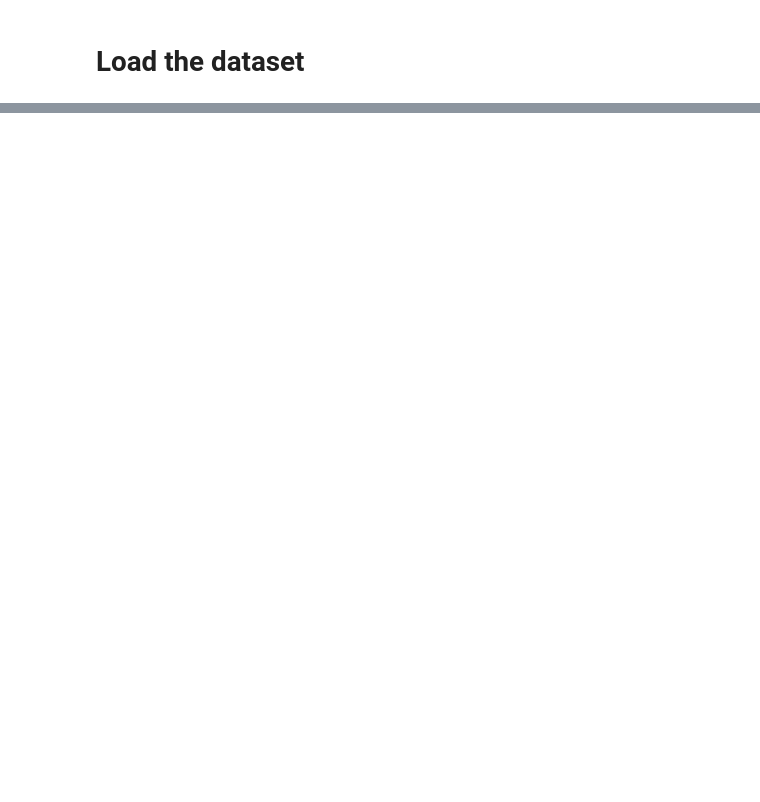
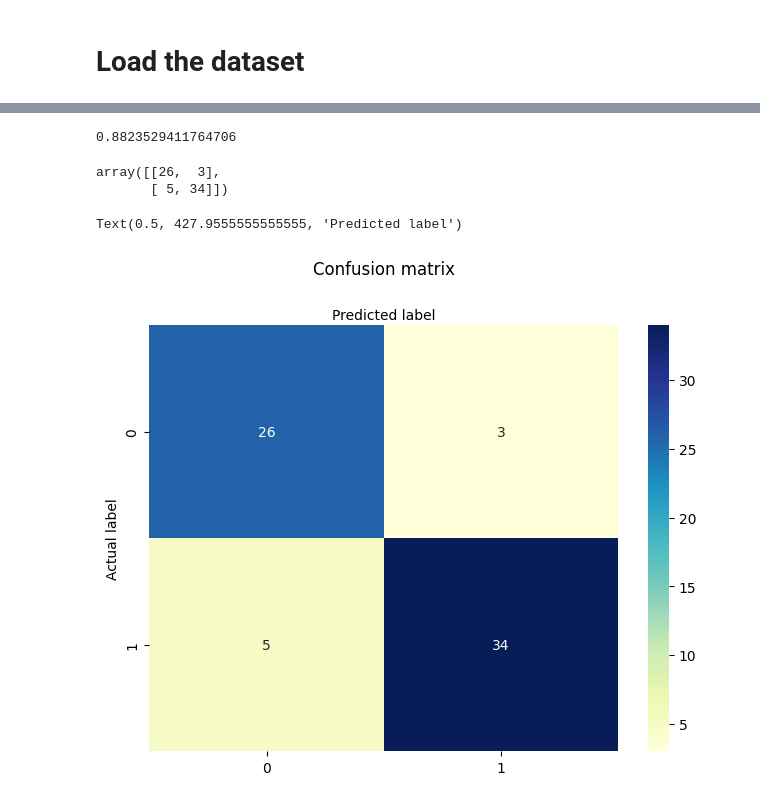
Before and after one commit to nguyentkfsc0086/heart-diesease-classification, a Jupyter notebook: Nguyen_script.ipynb, the cells around one changed output, grey strips where cells are left out. Cells and saved outputs as stored; diff of their text form; code cells hidden in the pictures; blank space fills up the shorter version.

Commit message:
logistic regression

```diff
--- a/Nguyen_script.ipynb
+++ b/Nguyen_script.ipynb
@@ -22,4 +36,3 @@ IsADirectoryError: [Errno 21] Is a directory: '/kaggle/input/heartdisease'
 # %%
-df = pd.read_csv(path)
 df.head()
 # %% [output]
@@ -69,0 +73,13 @@ WARNING:absl:WARNING: The JSON-LD `@context` is not standard. Refer to the offic
+# %%
+# split the features and the results from the big dataset
+y = df['Heart Disease']
+X = df.drop('Heart Disease', axis=1)
+# split into train and test set - 75% for training and 25% for testing
+X_train, X_test, y_train, y_test = train_test_split(X, y, test_size=0.25,)
+# %%
+# import the model
+logreg = LogisticRegression(random_state=16)
+# train the model with the data
+logreg.fit(X_train, y_train)
+# predit with the test dataset
+y_pred = logreg.predict(X_test)
@@ -69,0 +94,27 @@ WARNING:absl:WARNING: The JSON-LD `@context` is not standard. Refer to the offic
+# %%
+accuracy_score(y_test, y_pred)
+# %% [output]
+0.8823529411764706
+# %%
+cnf_matrix = metrics.confusion_matrix(y_test, y_pred)
+cnf_matrix
+# %% [output]
+array([[26,  3],
+       [ 5, 34]])
+# %%
+
+class_names=[0,1] # name  of classes
+fig, ax = plt.subplots()
+tick_marks = np.arange(len(class_names))
+plt.xticks(tick_marks, class_names)
+plt.yticks(tick_marks, class_names)
+# create heatmap
+sns.heatmap(pd.DataFrame(cnf_matrix), annot=True, cmap="YlGnBu" ,fmt='g')
+ax.xaxis.set_label_position("top")
+plt.tight_layout()
+plt.title('Confusion matrix', y=1.1)
+plt.ylabel('Actual label')
+plt.xlabel('Predicted label')
+# %% [output]
+Text(0.5, 427.9555555555555, 'Predicted label')
+[figure, added]
```
Also changed, not shown: parts of 16 cells of this notebook.
